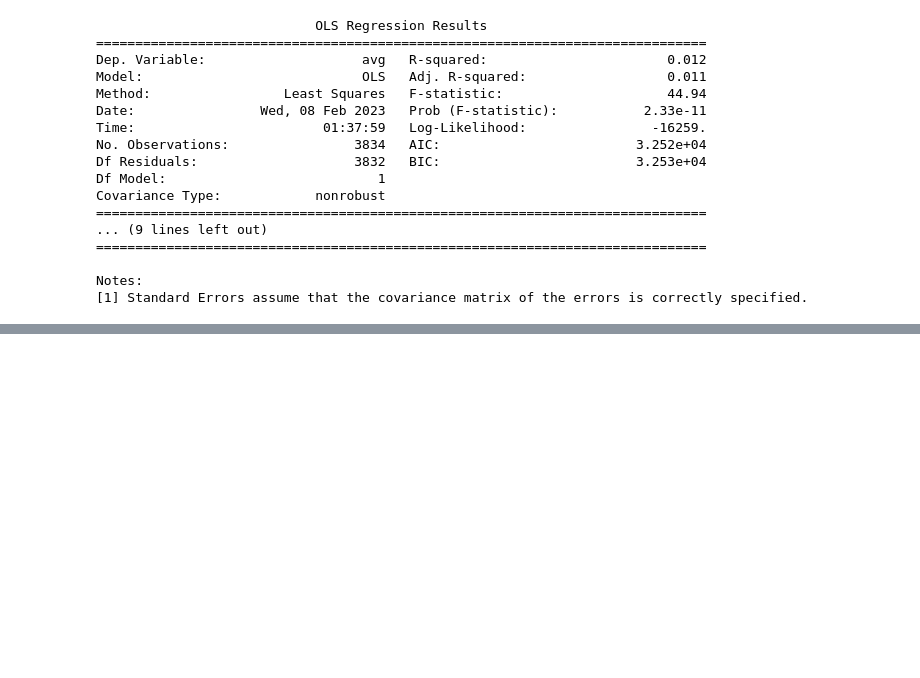
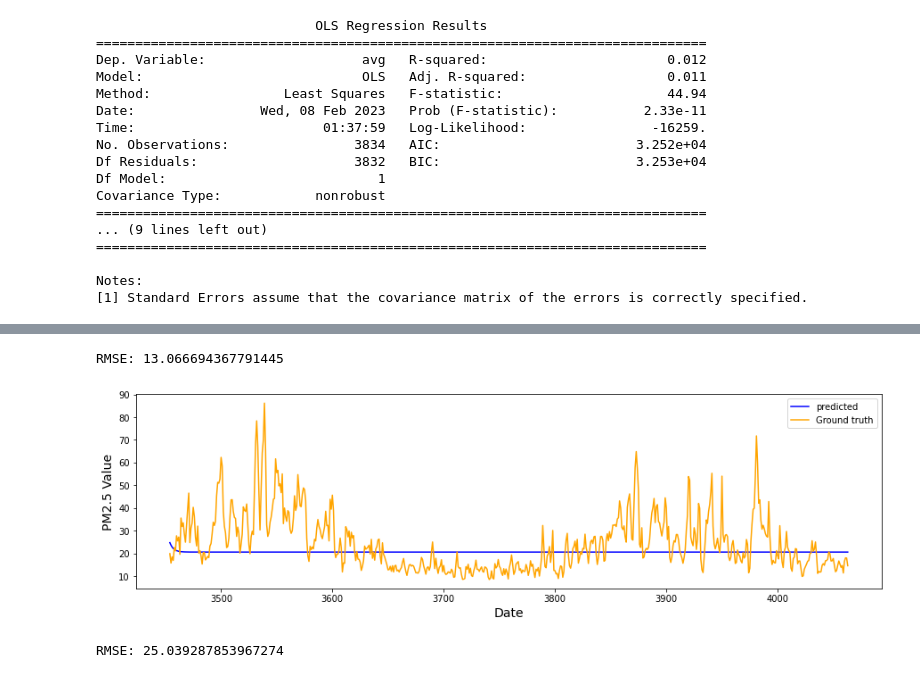
Before and after one commit to heartnoxill/FinalProject, a Jupyter notebook: Project_PM.ipynb, the cells around one changed output, grey strips where cells are left out. Cells and saved outputs as stored; diff of their text form; code cells hidden in the pictures; blank space fills up the shorter version.

```diff
--- a/Project_PM.ipynb
+++ b/Project_PM.ipynb
@@ -2559,0 +2713,46 @@ Notes:
+# %%
+from statsmodels.tsa.arima.model import ARIMA
+
+# Fit model for PM 2.5
+model = ARIMA(y_train_25, order=(1,1,1))
+model_fit = model.fit()
+
+# Prediction with ARIMA
+y_pred = model_fit.forecast(610) # forecast(x_valid) PM2.5=610  PM10=630
+
+# Calcuate metrics
+score_mae = mean_absolute_error(y_valid_25, y_pred)
+score_rmse = math.sqrt(mean_squared_error(y_valid_25, y_pred))
+
+print('RMSE: {}'.format(score_rmse))
+# %% [output]
+RMSE: 13.066694367791445
+# %%
+f, ax = plt.subplots(1)
+f.set_figheight(4)
+f.set_figwidth(15)
+
+sns.lineplot(x=x_valid_25.index, y=y_pred, ax=ax, color='blue', label='predicted')
+sns.lineplot(x=x_valid_25.index, y=y_valid_25['y'], ax=ax, color='orange', label='Ground truth')
+
+ax.set_xlabel(xlabel='Date', fontsize=14)
+ax.set_ylabel(ylabel='PM2.5 Value', fontsize=14)
+
+plt.show()
+# %% [output]
+[figure, added]
+# %%
+# Fit model for PM 10
+model = ARIMA(y_train_10, order=(1,1,1))
+model_fit = model.fit()
+
+# Prediction with ARIMA
+y_pred = model_fit.forecast(630) # forecast(x_valid) PM2.5=610  PM10=630
+
+# Calcuate metrics
+score_mae = mean_absolute_error(y_valid_10, y_pred)
+score_rmse = math.sqrt(mean_squared_error(y_valid_10, y_pred))
+
+print('RMSE: {}'.format(score_rmse))
+# %% [output]
+RMSE: 25.039287853967274
```
Also changed, not shown: parts of 35 cells of this notebook.
